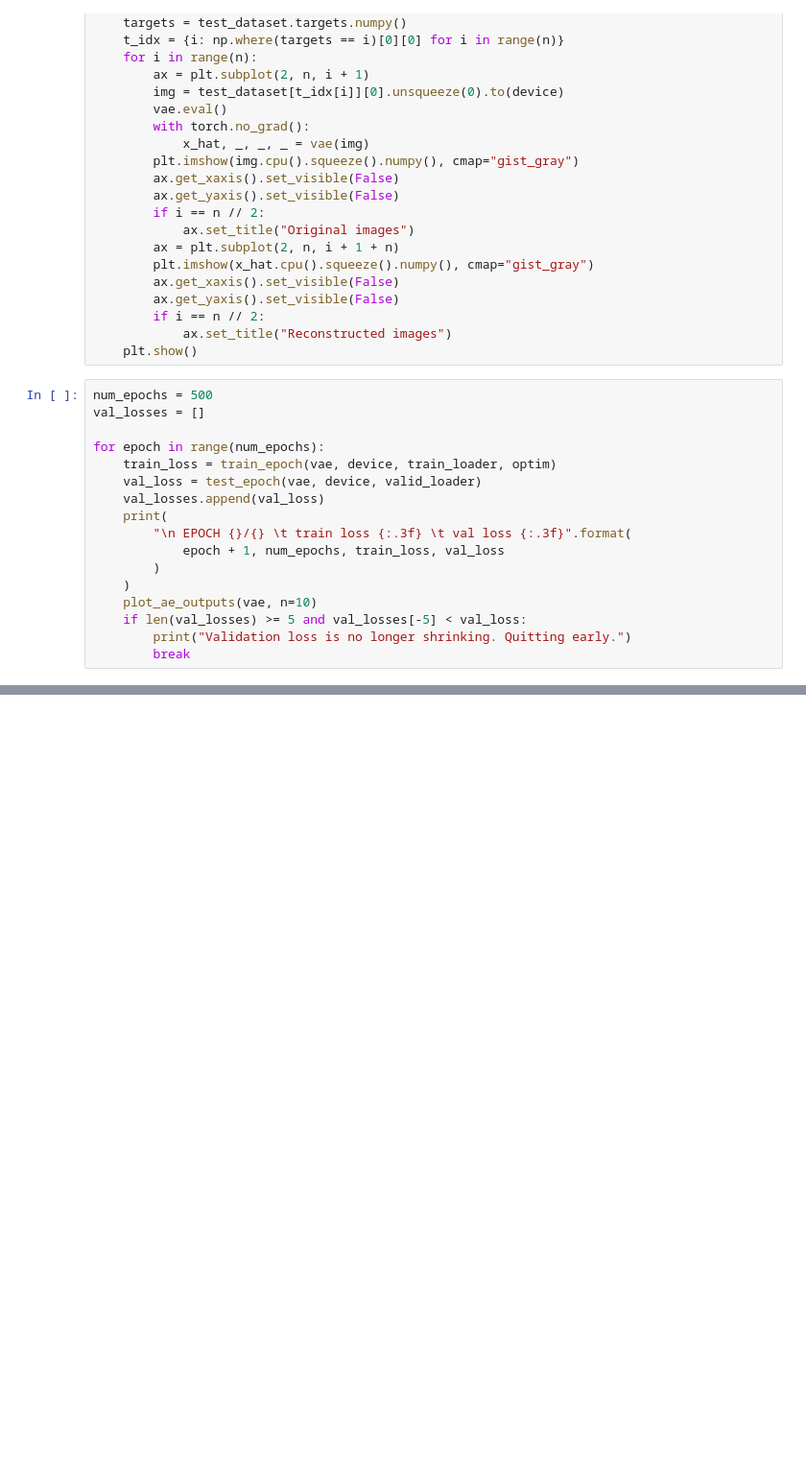
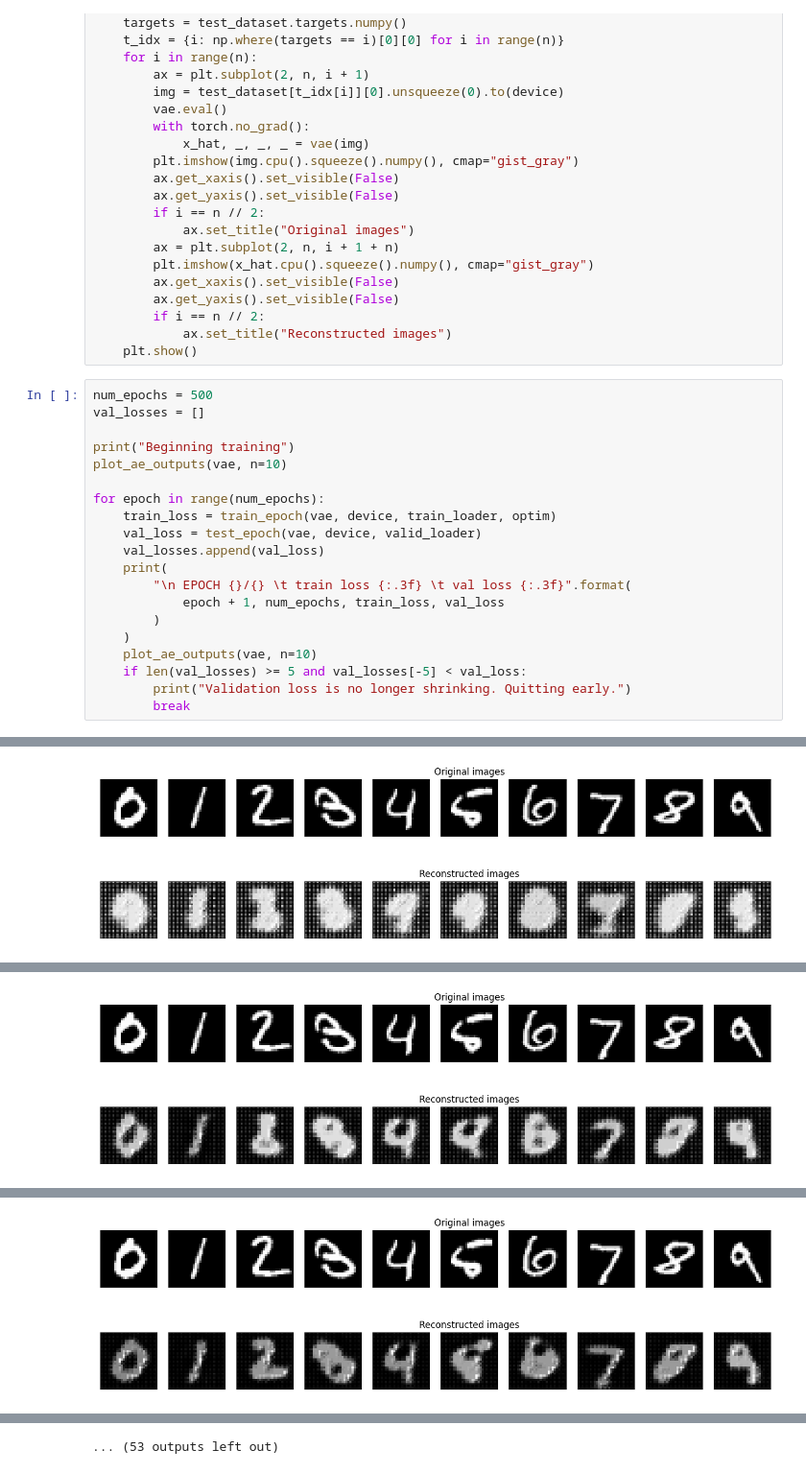
Before and after one commit to advait/vae-mnist, a Jupyter notebook: rohan.ipynb, the cells around one changed output, grey strips where cells are left out. Shown at 96% size. Drawn from its saved outputs; the diff is of its cells as text; blank space fills up the shorter version.

```diff
--- a/rohan.ipynb
+++ b/rohan.ipynb
@@ -200,6 +200,9 @@ def plot_ae_outputs(vae, n=10):
 # %%
 num_epochs = 500
 val_losses = []
+
+print("Beginning training")
+plot_ae_outputs(vae, n=10)
 
 for epoch in range(num_epochs):
     train_loss = train_epoch(vae, device, train_loader, optim)
@@ -218,0 +222 @@ RuntimeError: Given transposed=1, weight of size [4, 128, 5, 5], expected input[
+[figure, added]
@@ -218,0 +224 @@ RuntimeError: Given transposed=1, weight of size [4, 128, 5, 5], expected input[
+[figure, added]
@@ -218,0 +226 @@ RuntimeError: Given transposed=1, weight of size [4, 128, 5, 5], expected input[
+[figure, added]
@@ -219,3 +233,4 @@ RuntimeError: Given transposed=1, weight of size [4, 128, 5, 5], expected input[
+... (53 outputs left out)
 # %%
 def show_image(img):
     npimg = img.numpy()
```
Also changed, not shown: parts of 5 cells of this notebook.
